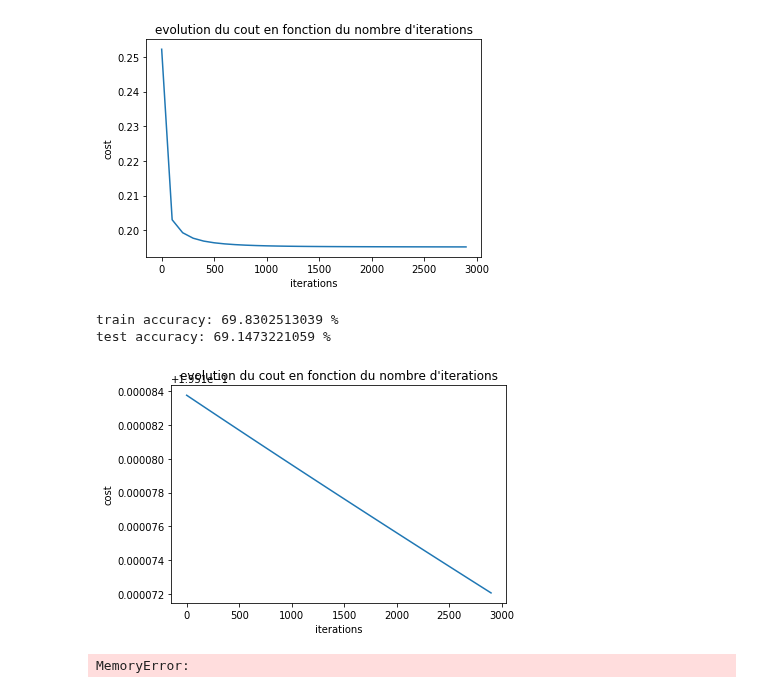
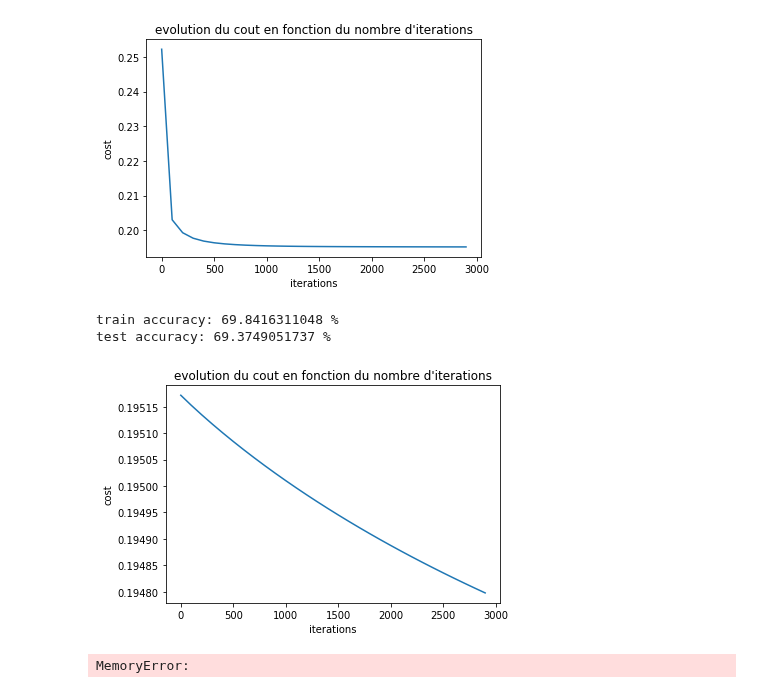
Before and after one commit to chubby47/kaggle_soccer, a Jupyter notebook: problematique_2.ipynb, the cells around one changed output. Saved outputs shown, nothing was run; the diff lists cells and outputs as text; code cells hidden in the pictures.

```diff
--- a/problematique_2.ipynb
+++ b/problematique_2.ipynb
@@ -359,11 +359,11 @@ test accuracy: 69.1473221059 %
 [figure]
 # %%
 perceptron2 = simplePerceptron(X_train.shape[0])
-costs, _,_ = perceptron.train(X_train, y_train, X_test, y_test, nbiterations=3000, learning_rate=0.001)
+costs, _,_ = perceptron.train(X_train, y_train, X_test, y_test, nbiterations=3000, learning_rate=0.05)
 # %% [output]
-train accuracy: 69.8302513039 %
-test accuracy: 69.1473221059 %
+train accuracy: 69.8416311048 %
+test accuracy: 69.3749051737 %
-[figure, old version]
+[figure, new version]
 # %%
 nn = hiddenLayerPerceptron(X_test.shape[0], 4)
 nn.train(X_test, y_test, X_test, y_test, learning_rate=0.001, nbiterations=1, verbose=True)
```
Also changed, not shown: parts of 1 cell of this notebook.
